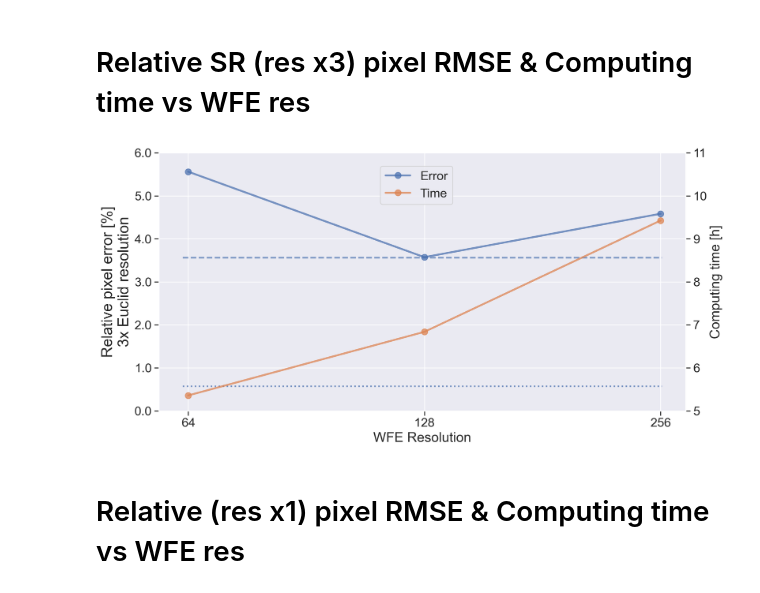
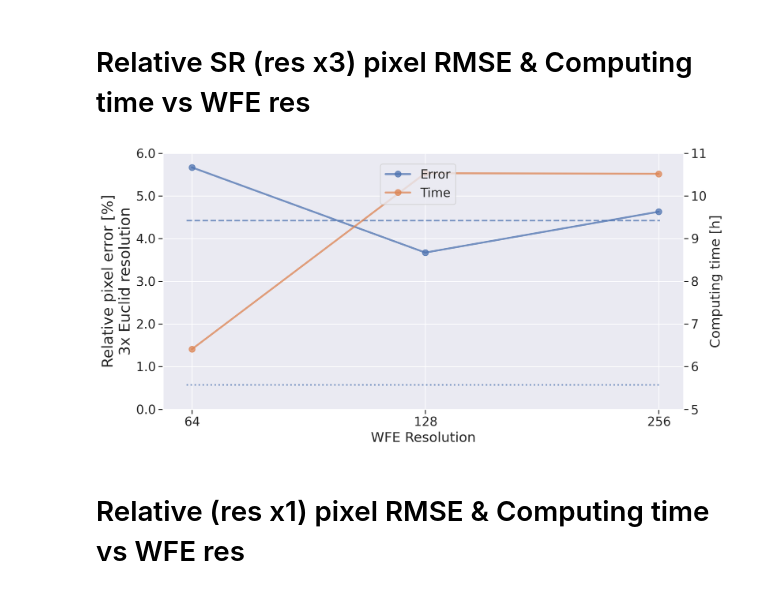
Before and after one commit to tobias-liaudat/wf-SEDs, a Jupyter notebook: model_WFE_size/notebooks/wfe-study-multi-realisation-results-dataset_id005.ipynb, the cells around one changed output. Saved outputs shown, nothing was run; the diff lists cells and outputs as text; code cells hidden in the pictures.

```diff
--- a/model_WFE_size/notebooks/wfe-study-multi-realisation-results-dataset_id005.ipynb
+++ b/model_WFE_size/notebooks/wfe-study-multi-realisation-results-dataset_id005.ipynb
@@ -43,7 +43,7 @@ metrics_file = '../wf-outputs/metrics/wfe_study_resx3_bis/metrics-poly_wfe_study
 #     model_polyc_shpix_std_rel_rmse = res[3]
 # %%
 # Extract full datasets
-n_realisations = 5
+n_realisations = 15
 
 dataset_list = [
     ('064',),
@@ -91,4 +91,6 @@ pix_metrics_best = np.min(pix_metrics_dict_list_np,axis=0)
 opd_metrics_best = np.min(opd_metrics_dict_list_np,axis=0)
 # %%
 
-SR_data = np.load(saving_folder+'result_dict.npy',allow_pickle=True)[()]
+SR_data = np.load(saving_folder+'result_dict_total_reps.npy',allow_pickle=True)[()]
+
+SR_data
@@ -121,7 +157,7 @@ array([5.76777529, 3.27587002, 4.65555055, 3.66830186])
 # %%
 
 # Log files path
-log_files_path = '../wf-outputs/log-files/wfe_study_bis/poly_wfe_study_%s_bis_%s_output.log'
+log_files_path = '../wf-outputs/log-files/wfe_study_resx3_bis/poly_wfe_study_resx3_%s_bis_%s_output.log'
 # %%
 
 times_list = []
@@ -258,7 +294,7 @@ ax1.set_ylabel('Relative pixel error [%]\n3x Euclid resolution', fontsize = 20)
 # ax1.plot(wfe_res, metrics_mean[2,:-1], color=sns.color_palette()[0], label='Error', **kwargs)
 # ax1.hlines(metrics_mean[2,-1], xmin=63, xmax=257, colors=sns.color_palette()[0], linestyles='dashed', linewidth=2, label='', alpha=0.75)
 
-ax1.plot(wfe_res, metrics_median[2,:-1], color=sns.color_palette()[0], label='Error', **kwargs)
+ax1.plot(wfe_res, SR_metrics_median, color=sns.color_palette()[0], label='Error', **kwargs)
 ax1.hlines(metrics_median[2,-1], xmin=63, xmax=257, colors=sns.color_palette()[0], linestyles='dashed', linewidth=2, label='', alpha=0.75)
 ax1.hlines(resx3_error_bound, xmin=63, xmax=257, colors=sns.color_palette()[0], linestyles='dotted', linewidth=2, label='', alpha=0.75)
 
@@ -275,34 +311,34 @@ ax1.get_xaxis().set_major_formatter(mtick.ScalarFormatter())
 
 ax1.get_xaxis().set_tick_params(which='minor', size=0)
 ax1.get_xaxis().set_tick_params(which='minor', width=0)
 
 ax1.spines['bottom'].set_visible(False)
 ax1.spines['top'].set_visible(False)
 
 ax1.xaxis.tick_bottom()
 ax1.xaxis.major.formatter._useMathText = True
 
 
 ax2 = ax1.twinx()  # instantiate a second axes that shares the same x-axis
 
 ax2.set_ylabel('Computing time [h]')  # we already handled the x-label with ax1
 ax2.plot(wfe_res, times_mean[:-1], color=sns.color_palette()[1], label='Time', **kwargs)
 ax2.tick_params(axis='y')
 ax2.grid(None)
 ax2.set_ylim((5,11))
 ax2.yaxis.set_major_locator(mpl.ticker.LinearLocator(7))
 
 
 fig.tight_layout()  # otherwise the right y-label is slightly clipped
 
 fig.legend(loc=(0.45,0.8))
 
 # plt.savefig('../figures/wfe-study_resx3_error-and-time_vs_wfe-res_mean.pdf')
 # plt.savefig('../figures/wfe-study_resx3_error-and-time_vs_wfe-res_median.pdf')
 
 plt.show()
 # %% [output]
-[figure, old version]
+[figure, new version]
 # %% [markdown]
 # Relative (res x1) pixel RMSE & Computing time vs WFE res
 # %%
```
Also changed, not shown: parts of 8 cells of this notebook, 1 other file.
